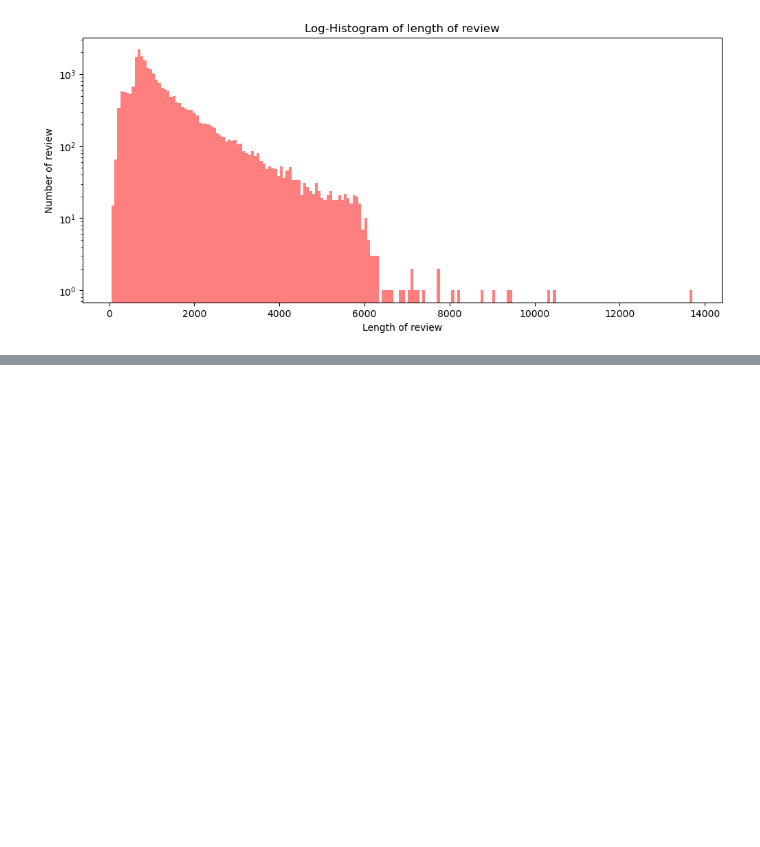
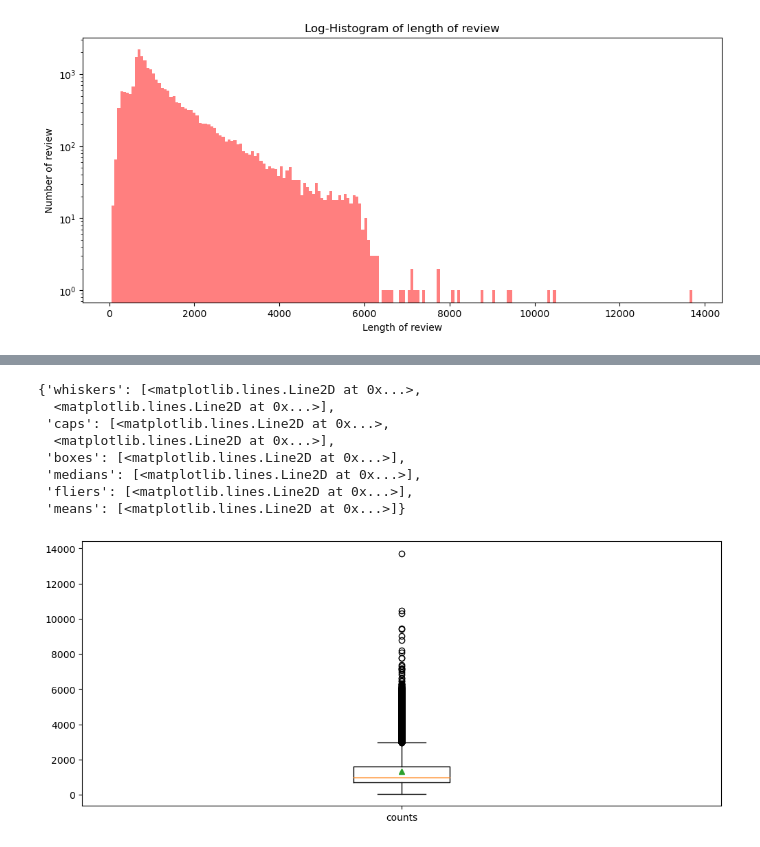
Before and after one commit to DVL-Sejong/augemented-analysis-for-industrial-data, a Jupyter notebook: Data-Analysis/Data-type-based-feature-extraction/tabular/language/word-popcorn-preprocessing.ipynb, the cells around one changed output, grey strips where cells are left out. Drawn from its saved outputs; the diff is of its cells as text; code cells hidden in the pictures; blank space fills up the shorter version.

```diff
--- a/Data-Analysis/Data-type-based-feature-extraction/tabular/language/word-popcorn-preprocessing.ipynb
+++ b/Data-Analysis/Data-type-based-feature-extraction/tabular/language/word-popcorn-preprocessing.ipynb
@@ -70,0 +88,17 @@ Text(0, 0.5, 'Number of review')
+# %%
+plt.figure(figsize = (12,5))
+#박스플롯 생성
+#첫번째 파라미터 : 여러 분포에 대한 데이터 리스트를 입력
+#레이블 : 입력한 데이터에 대한 라벨
+#showmeans : 평균값을 마크함
+plt.boxplot(train_length, labels=['counts'], showmeans=True)
+# %% [output]
+{'whiskers': [<matplotlib.lines.Line2D at 0x...>,
+  <matplotlib.lines.Line2D at 0x...>],
+ 'caps': [<matplotlib.lines.Line2D at 0x...>,
+  <matplotlib.lines.Line2D at 0x...>],
+ 'boxes': [<matplotlib.lines.Line2D at 0x...>],
+ 'medians': [<matplotlib.lines.Line2D at 0x...>],
+ 'fliers': [<matplotlib.lines.Line2D at 0x...>],
+ 'means': [<matplotlib.lines.Line2D at 0x...>]}
+[figure, added]
```
Also changed, not shown: parts of 1 cell of this notebook.
